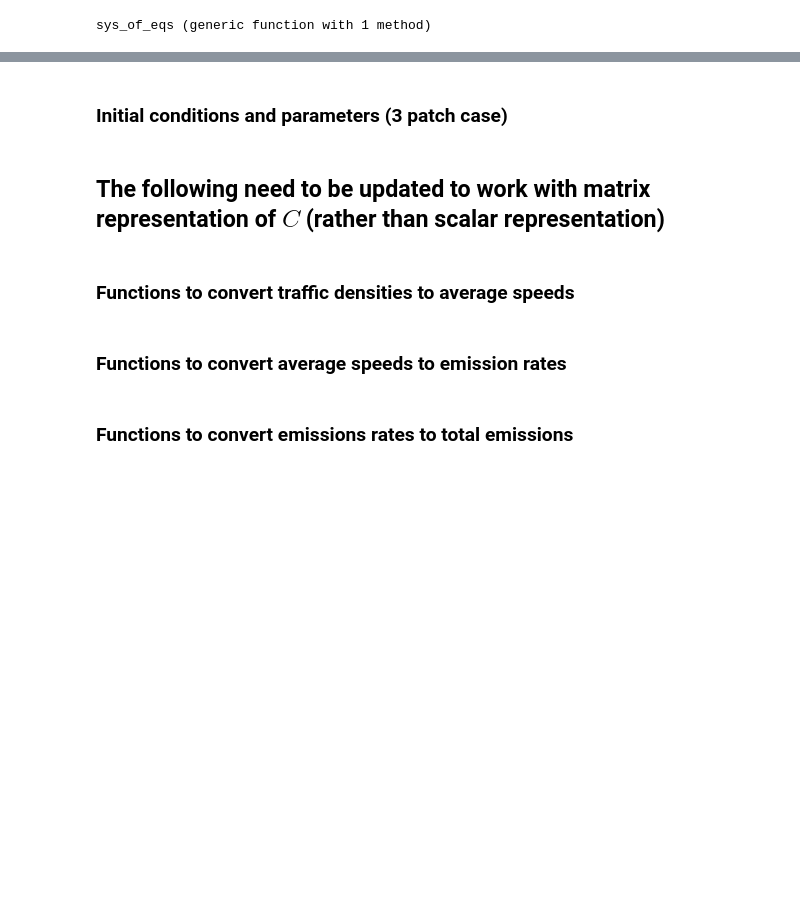
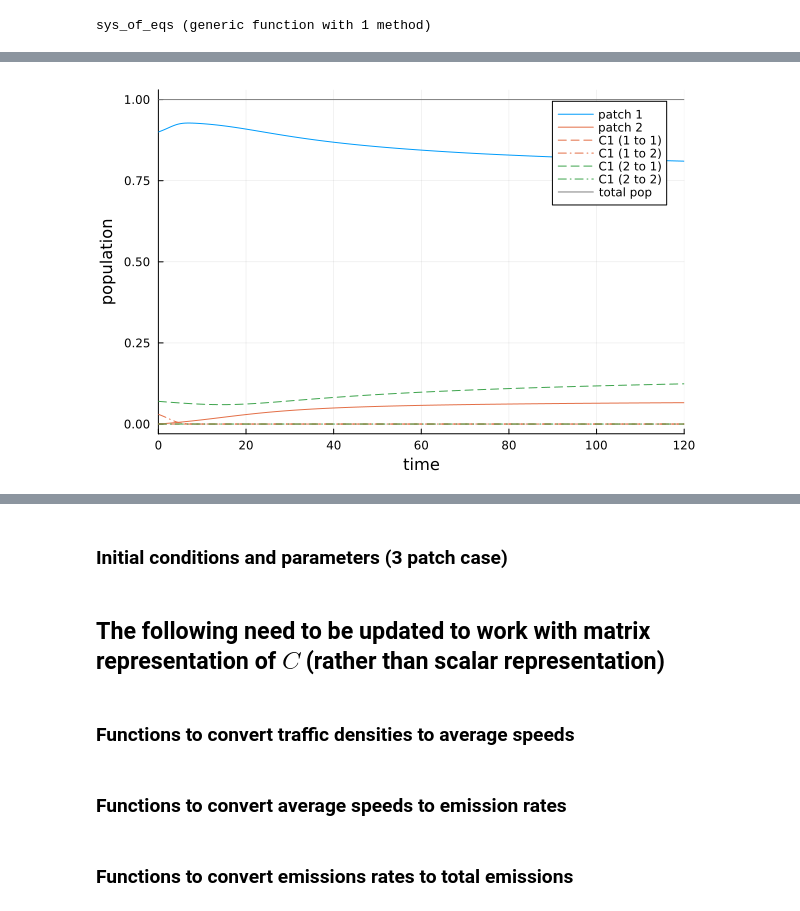
Before and after one commit to acossairt/traffic_air_quality_modeling, a Jupyter notebook: julia_model/travel_4_full_2.ipynb, the cells around one changed output, grey strips where cells are left out. Saved outputs shown, nothing was run; the diff lists cells and outputs as text; code cells hidden in the pictures; blank space fills up the shorter version.

```diff
--- a/julia_model/travel_4_full_2.ipynb
+++ b/julia_model/travel_4_full_2.ipynb
@@ -104,0 +139,81 @@ sys_of_eqs (generic function with 1 method)
+# %%
+#########################################
+# SET INITIAL CONDITIONS AND PARAMETERS #
+#########################################
+# Initial conditions
+P_init = [0.9 0.0]
+n = length(P_init)
+
+# Construct a 2D matrix for each "layer" of the network, then concatenate,
+# Every pair of distinct patches should have at least one connecting corridor
+C_l1 = [0.0 0.07 ; 0.03 0.0] # [ 1->1 1->2 ; 2->1 2->2 ] (but the indexing is backwards once you get to sol!)
+C_init = cat(C_l1; dims=3)
+k = size(C_init)[3]
+display(C_init)
+println(C_init)
+
+# create a network "map" with 1's indicating the presence of a linking corridor
+C_map = C_init .!= 0.0
+
+# Make a simple matrix of β values for each "layer" of connections, then concatenate
+# For now, let all corridors in a given layer have the same value of β
+β1 = 60 # WHY do I seemingly need to inverse my β's?
+β_mtx = cat(C_map[:, :, 1] * β1; dims=3)
+# or
+#β_l1 = β1 * (C_l1 .!= 0.0)
+#β_l2 = β2 * (C_l2 .!= 0.0)
+#β_mtx = cat(β_l1, β_l2; dims=3)
+
+# KW Arg
+printout = true
+
+# Parameters
+Δt = 120.0
+α_lst = [0.7, 0.9]
+p_out_lst = [1.0, 0.0] #repeat([1.0], n)
+p = (α_lst, β_mtx, p_out_lst, printout)
+N0 = ArrayPartition(P_init, C_init)
+
+#############################
+# SOLVE SYSTEM OF EQUATIONS #
+#############################
+write("output_log.txt", "") # clear existing log file
+rm("output_log.csv", force=true)
+isoutofdomain = (u, p, t) -> any(x -> x < 0, u)
+prob = ODEProblem(sys_of_eqs, N0, (0.0, Δt), p)
+sol = solve(prob, Vern8(), isoutofdomain=isoutofdomain)
+
+########
+# PLOT #
+########
+
+# Plot patch populations
+plt = plot(sol, idxs = (0,1), xlabel="time", ylabel="population", label="patch 1")
+for patch_num in 2:n
+    plot!(sol, idxs = (0,patch_num), xlabel="time", ylabel="population", label="patch $patch_num")
+end
+
+# Plot corridor populations
+linestyles = [:dash, :dashdot, :dashdotdot, :dot] # origin patch
+linecolors = palette(:default)                    # destination patch
+for slice_n in 1:k
+    for row_i in 1:n # loop through rows
+        for col_j in 1:n # loop through columns
+            sol_n = n + ((slice_n-1)*k + row_i-1)*n + col_j # but skip the first n numbers because those were patches, already plotted
+            #if sol_n > 10
+            #    my_col = linecolors[slice_n*k + row_i]
+            #    my_ls = linestyles[col_j]
+            #    println("sol_n:$sol_n -- slice_n:$slice_n, row_i:$row_i, col_j:$col_j, ls:$my_ls, color:$my_col")
+            #    break
+            #end
+            plot!(sol, idxs = (0,sol_n), xlabel="time", ylabel="population", label="C$slice_n ($row_i to $col_j)", ls=linestyles[col_j], lc=linecolors[slice_n*k + row_i])
+        end
+    end
+end
+
+# plot totals
+total_pop = vec(sum(sol, dims=1))
+plot!(sol.t, total_pop, label="total pop", lc="gray")
+
+display(plt)
+# %% [output]
@@ -104,0 +224 @@ sys_of_eqs (generic function with 1 method)
+[figure, added]
```
Also changed, not shown: parts of 17 cells of this notebook, 5 other files.
